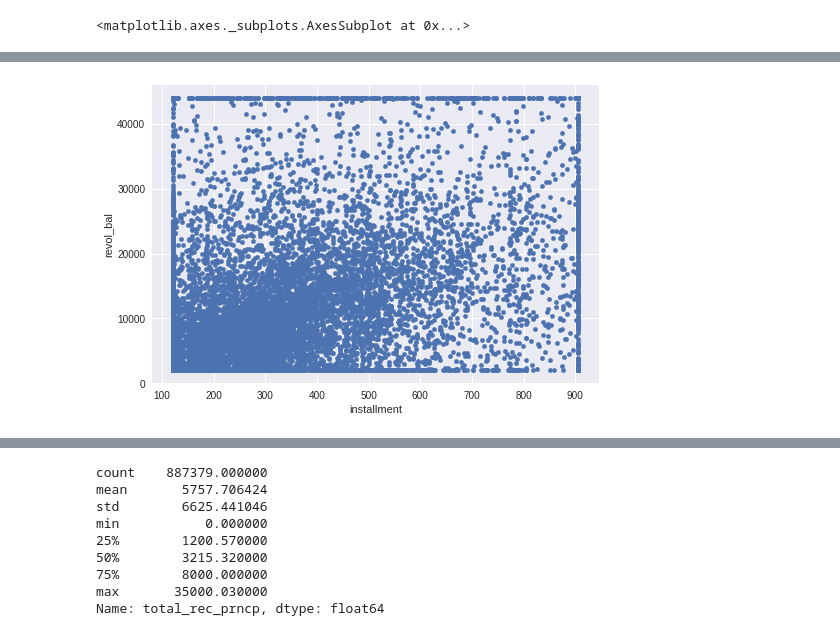
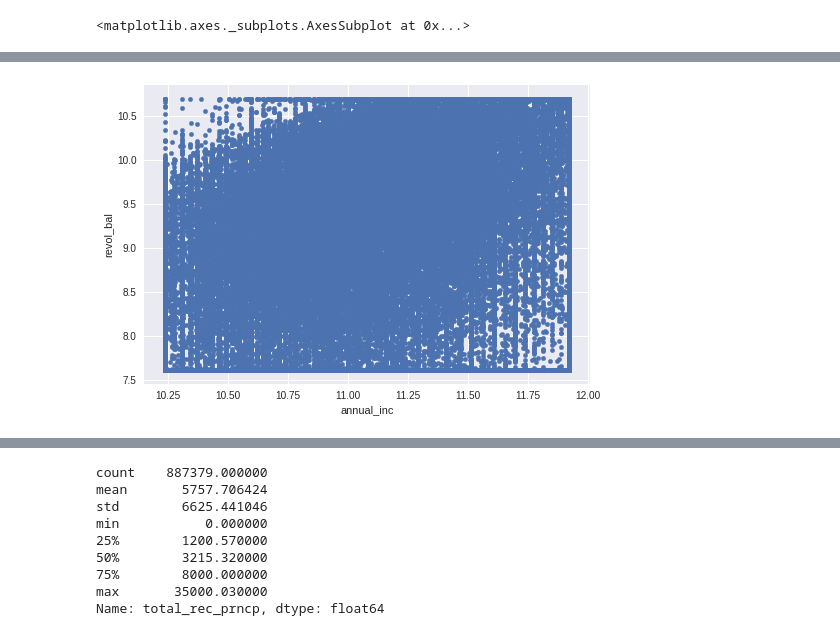
Before and after one commit to CarlosEspondaNieto/Buscando-el-Oasis-2-sprint-, a Jupyter notebook: DataChalleng.ipynb, the cells around one changed output, grey strips where cells are left out. Drawn from its saved outputs; the diff is of its cells as text; code cells hidden in the pictures.

```diff
--- a/DataChalleng.ipynb
+++ b/DataChalleng.ipynb
@@ -655,0 +596,6 @@ log_to_rows(df)
+# %%
+import csv
+
+#new_loan=removena(df)
+#df.to_csv('new_loan.csv',index=False)
+df2 = pd.read_csv("new_loan.csv")
@@ -656,3 +605,13 @@ log_to_rows(df)
+# %%
+
+columnas_dinero = ["installment","recoveries","total_rec_late_fee",
+            "annual_inc","revol_bal","total_rec_prncp",
+            "last_pymnt_amnt","tot_cur_bal","total_rev_hi_lim",
+            "delinq_2yrs","acc_now_delinq"]
+
+for i in df2[columnas_dinero]:
+            df2[i].replace(0.0, 1,inplace=True)
+            df2[i]=np.log(df2[i])
 # %% [markdown]
 # Imputando Valores Extremos
 # %%
@@ -750,6 +820,6 @@ plt.show()
 # %%
-df[:10000].plot(kind='scatter', x='installment', y='revol_bal')
+df2[:100000].plot(kind='scatter', x='annual_inc', y='revol_bal')
 plt.show()
 # %% [output]
-[figure, old version]
+[figure, new version]
 # %%
```
Also changed, not shown: parts of 98 cells of this notebook.
